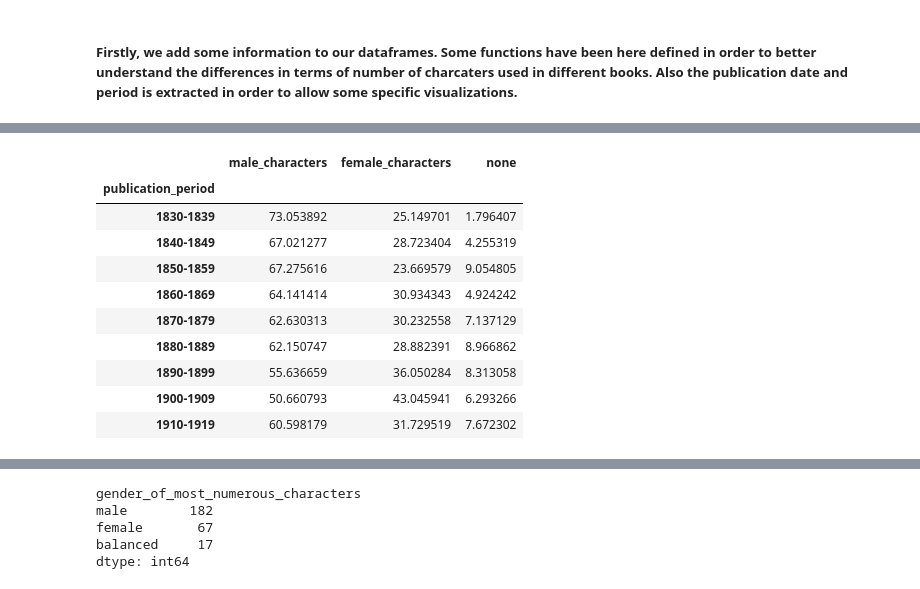
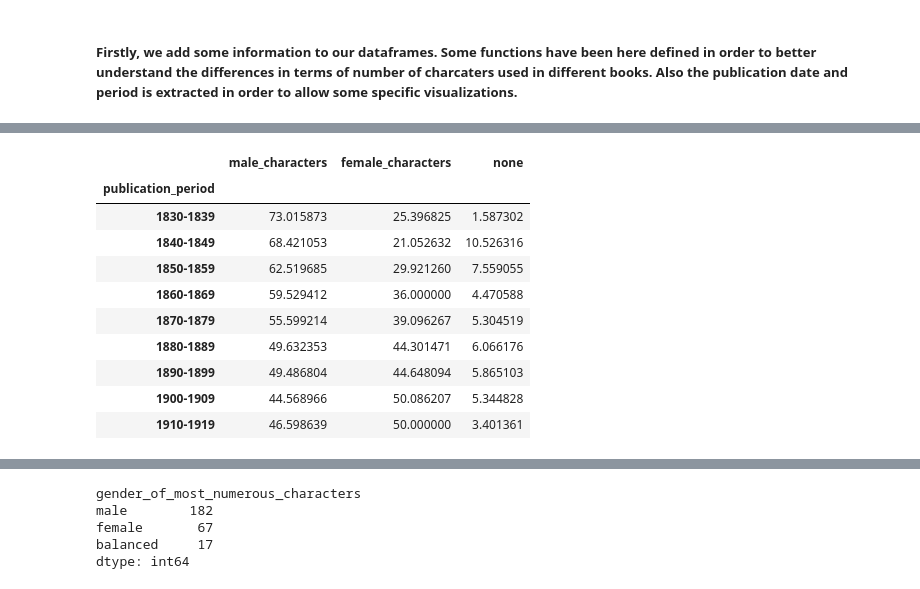
Before and after one commit to gobbykid/gobbykid-characters-extraction, a Jupyter notebook: characters_extraction_and_gender_recognition/analytics.ipynb, the cells around one changed output, grey strips where cells are left out. Drawn from its saved outputs; the diff is of its cells as text; code cells hidden in the pictures.

```diff
--- a/characters_extraction_and_gender_recognition/analytics.ipynb
+++ b/characters_extraction_and_gender_recognition/analytics.ipynb
@@ -6,7 +6,7 @@ import pandas as pd
 For the analytics we are not interests in the names of the characters, so, only the quantitative data are maintained:
 # %%
 df = pd.read_csv("results/full_corpus_results.csv", encoding="utf8")
-df = df[["book_title", "male_characters", "female_characters", "none", "authors_sex"]]
+df = df.drop(["male_characters_names", "female_characters_names", "unknown_gender_names"], axis='columns')
 df
 # %% [output]
 |  | book_title | male_characters | female_characters | none | authors_sex |
@@ -86,17 +101,16 @@ cutdf_m = df_m[["publication_period", "male_characters", "female_characters", "n
 # %%
-f = character_usage_timeline_df.groupby("publication_period").sum().apply(lambda x: x*100/sum(x), axis=1)
-#.plot.bar(stacked=True, figsize=(20,10), fontsize=20, rot=0)
-f
+cutdf_f = cutdf_f.groupby("publication_period").sum().apply(lambda x: x*100/sum(x), axis=1) #.plot.bar(stacked=True, figsize=(20,10), fontsize=20, rot=0)
+cutdf_f
 # %% [output]
 |  | male_characters | female_characters | none |
 | publication_period |  |  |  |
-| 1830-1839 | 73.053892 | 25.149701 | 1.796407 |
-| 1840-1849 | 67.021277 | 28.723404 | 4.255319 |
-| 1850-1859 | 67.275616 | 23.669579 | 9.054805 |
-| 1860-1869 | 64.141414 | 30.934343 | 4.924242 |
-| 1870-1879 | 62.630313 | 30.232558 | 7.137129 |
-| 1880-1889 | 62.150747 | 28.882391 | 8.966862 |
-| 1890-1899 | 55.636659 | 36.050284 | 8.313058 |
-| 1900-1909 | 50.660793 | 43.045941 | 6.293266 |
-| 1910-1919 | 60.598179 | 31.729519 | 7.672302 |
+| 1830-1839 | 73.015873 | 25.396825 | 1.587302 |
+| 1840-1849 | 68.421053 | 21.052632 | 10.526316 |
+| 1850-1859 | 62.519685 | 29.921260 | 7.559055 |
+| 1860-1869 | 59.529412 | 36.000000 | 4.470588 |
+| 1870-1879 | 55.599214 | 39.096267 | 5.304519 |
+| 1880-1889 | 49.632353 | 44.301471 | 6.066176 |
+| 1890-1899 | 49.486804 | 44.648094 | 5.865103 |
+| 1900-1909 | 44.568966 | 50.086207 | 5.344828 |
+| 1910-1919 | 46.598639 | 50.000000 | 3.401361 |
 # %%
```
Also changed, not shown: parts of 5 cells of this notebook.
